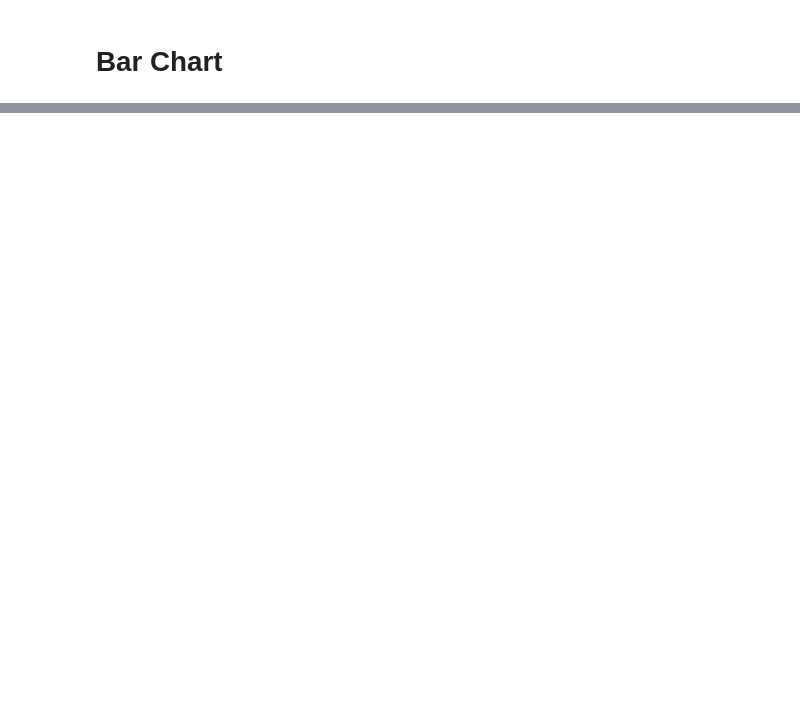
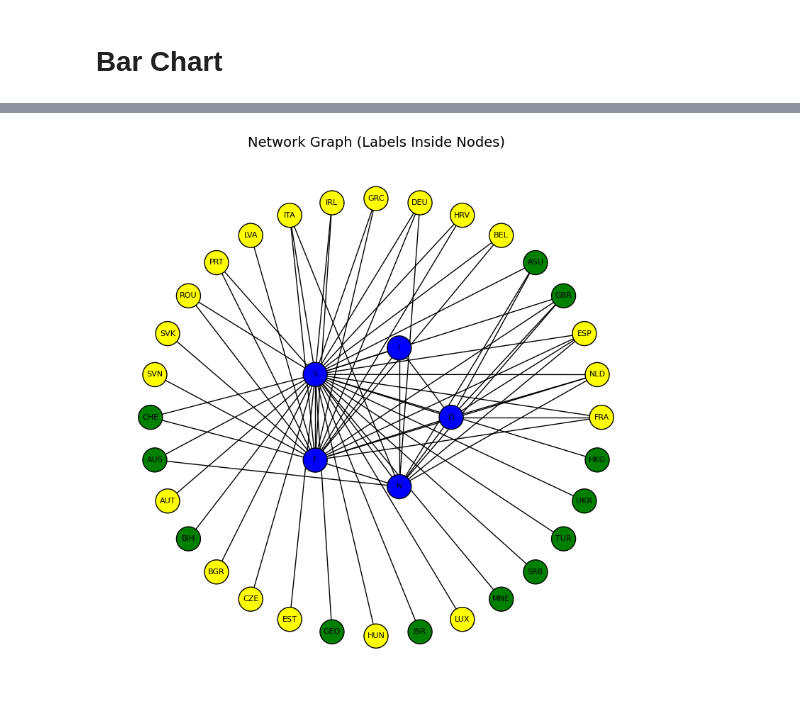
Before and after one commit to Ariisss/PLOTS, a Jupyter notebook: main.ipynb, the cells around one changed output, grey strips where cells are left out. Saved outputs shown, nothing was run; the diff lists cells and outputs as text; code cells hidden in the pictures; blank space fills up the shorter version.

Commit message:
feat: add network graph

```diff
--- a/main.ipynb
+++ b/main.ipynb
@@ -70,0 +212,99 @@ if __name__ == "__main__":
+# %%
+import pandas as pd
+import networkx as nx
+import matplotlib.pyplot as plt
+import math
+
+def create_network_graph(csv_path="network_assignment.csv"):
+
+    # Load CSV
+    df = pd.read_csv(csv_path)
+
+    # Build graph from CSV
+    G = nx.Graph()
+    columns = list(df.columns)
+    node_cols = columns[1:]  # skip the LABELS column
+    for _, row in df.iterrows():
+        row_node = row["LABELS"]
+        G.add_node(row_node)
+        for c in node_cols:
+            val = row[c]
+            if val > 0:  # create an edge if >0
+                if c != row_node:
+                    G.add_edge(row_node, c, weight=val)
+
+    # Define color sets
+    center_nodes = {"D","F","I","N","S"}
+    green_nodes = {"BIH","GEO","ISR","MNE","SRB","CHE","TUR","UKR","GBR","AUS","HKG","USA", "ASU"}
+    yellow_nodes = {"AUT","BEL","BGR","HRV","CZE","EST","FRA","DEU","GRC","HUN","IRL",
+                    "ITA","LVA","LUX","NLD","PRT","ROU","SVK","SVN","ESP"}
+
+    # Color map
+    color_map = []
+    for node in G.nodes():
+        if node in center_nodes:
+            color_map.append("blue")
+        elif node in green_nodes:
+            color_map.append("green")
+        elif node in yellow_nodes:
+            color_map.append("yellow")
+        else:
+            color_map.append("gray")
+
+    # Position nodes
+    star_order = ["D","F","I","N","S"]
+    star_jumps = [0,2,4,1,3]  # standard star indexing
+    center_positions = {}
+    r_center = 1.0
+    for i, idx in enumerate(star_jumps):
+        node_name = star_order[idx]
+        angle = 2*math.pi*(i/5)
+        x = r_center*math.cos(angle)
+        y = r_center*math.sin(angle)
+        center_positions[node_name] = (x, y)
+
+    # Outer ring for others
+    outside_nodes = [n for n in G.nodes() if n not in star_order]
+    outside_positions = {}
+    r_outside = 3.0
+    for i, node_name in enumerate(outside_nodes):
+        angle = 2*math.pi*(i/len(outside_nodes))
+        x = r_outside*math.cos(angle)
+        y = r_outside*math.sin(angle)
+        outside_positions[node_name] = (x, y)
+
+    # Merge
+    pos = {**center_positions, **outside_positions}
+
+    plt.figure(figsize=(8,8))
+
+    # Edges
+    nx.draw_networkx_edges(G, pos, edge_color="black", width=1)
+
+    # Nodes
+    nx.draw_networkx_nodes(
+        G, pos,
+        node_color=color_map,
+        node_size=600,
+        edgecolors="black"
+    )
+
+    # label customization
+    nx.draw_networkx_labels(
+        G, pos,
+        font_color="black",
+        font_size=8,
+        font_weight="normal"
+    )
+
+    plt.title("Network Graph (Labels Inside Nodes)", fontsize=14)
+    plt.axis("off")
+    plt.tight_layout()
+    plt.savefig("network_graph.png", dpi=300)
+    plt.show()
+    plt.close()
+
+if __name__ == "__main__":
+    create_network_graph("data/networks_assignment.csv")
+# %% [output]
+[figure, added]
```
Also changed, not shown: parts of 3 cells of this notebook, 2 other files.
